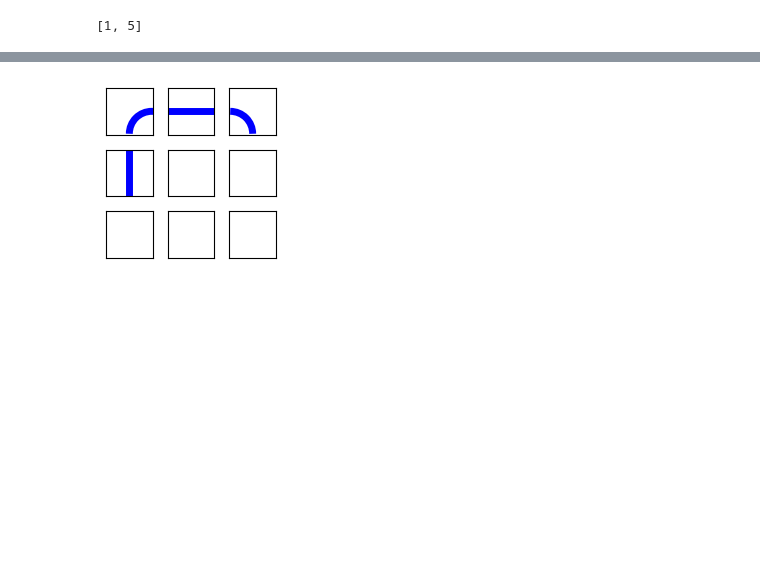
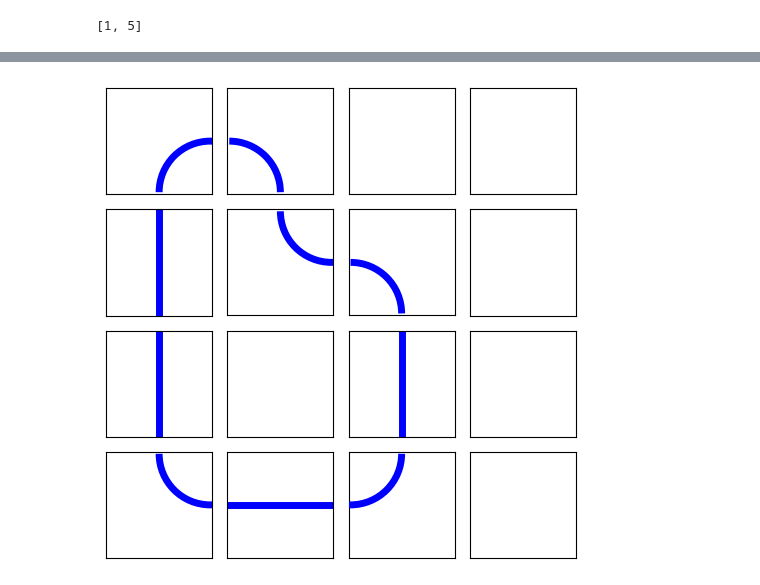
Before and after one commit to andrew-tawfeek/wild_knots, a Jupyter notebook: Random_Testing.ipynb, the cells around one changed output, grey strips where cells are left out. Saved outputs shown, nothing was run; the diff lists cells and outputs as text; code cells hidden in the pictures; blank space fills up the shorter version.

```diff
--- a/Random_Testing.ipynb
+++ b/Random_Testing.ipynb
@@ -49,2 +44,0 @@ W.potential_tiles(1,0)
-# %%
-M[1,0] = 6; W = Mosaic(M); W.show(2)
@@ -57,4 +49,4 @@ W.potential_tiles(1,1)
-# %%
-M[1,1] = 0; W = Mosaic(M); W.show(2)
-# %% [output]
-[figure, removed]
+# %%
+M = random_mosaic(4); M.show()
+# %% [output]
+[figure, added]
```
Also changed, not shown: parts of 20 cells of this notebook, 1 other file.
